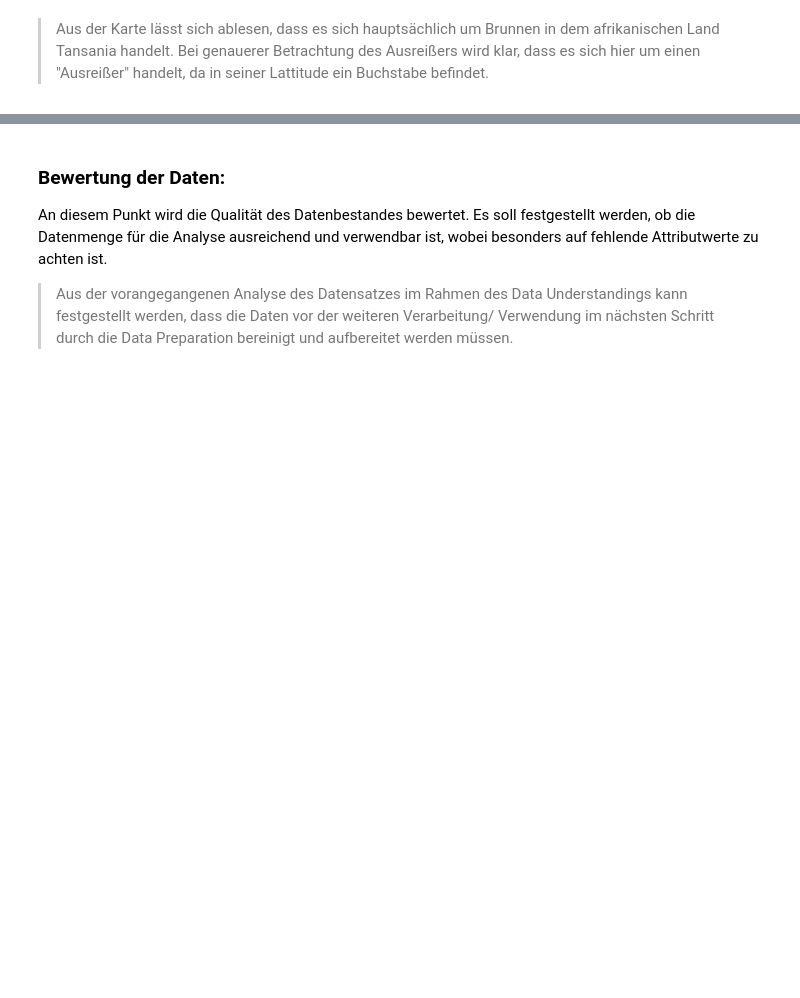
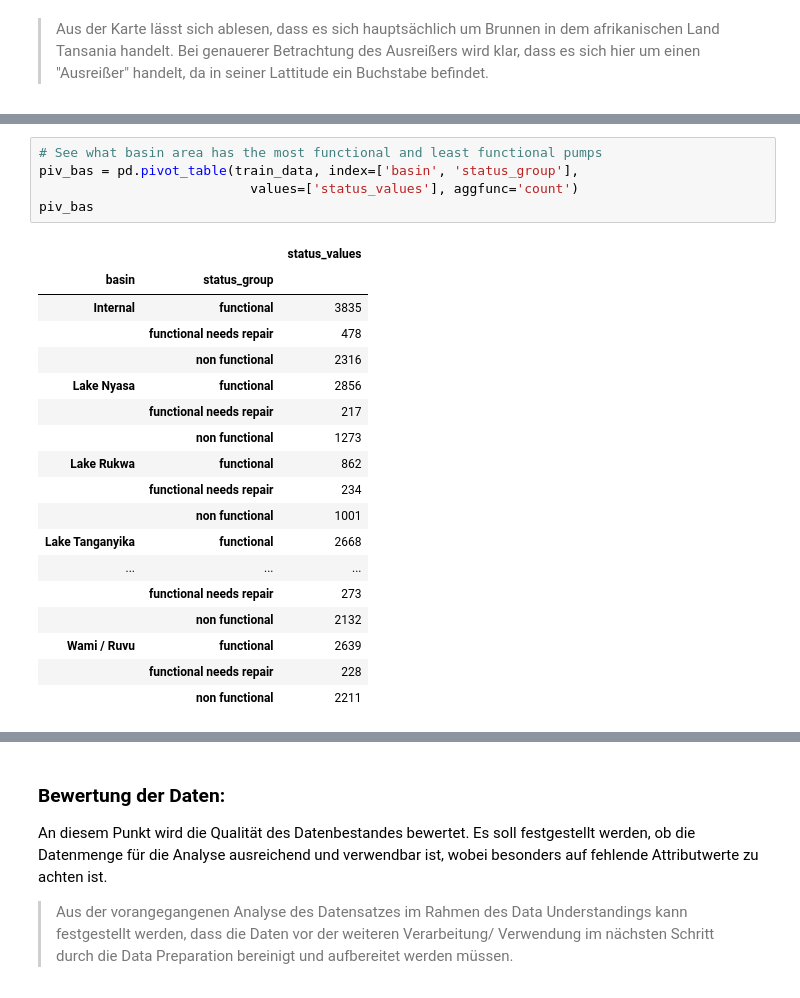
Before and after one commit to finitearth/DataExploration, a Jupyter notebook: presentation.ipynb, the cells around one changed output, grey strips where cells are left out. Drawn from its saved outputs; the diff is of its cells as text; blank space fills up the shorter version.

```diff
--- a/presentation.ipynb
+++ b/presentation.ipynb
@@ -577,0 +635,24 @@ fig.show()
+# %%
+# See what basin area has the most functional and least functional pumps
+piv_bas = pd.pivot_table(train_data, index=['basin', 'status_group'],
+                           values=['status_values'], aggfunc='count')
+piv_bas
+# %% [output]
+|  |  | status_values |
+| basin | status_group |  |
+| Internal | functional | 3835 |
+|  | functional needs repair | 478 |
+|  | non functional | 2316 |
+| Lake Nyasa | functional | 2856 |
+|  | functional needs repair | 217 |
+|  | non functional | 1273 |
+| Lake Rukwa | functional | 862 |
+|  | functional needs repair | 234 |
+|  | non functional | 1001 |
+| Lake Tanganyika | functional | 2668 |
+| ... | ... | ... |
+|  | functional needs repair | 273 |
+|  | non functional | 2132 |
+| Wami / Ruvu | functional | 2639 |
+|  | functional needs repair | 228 |
+|  | non functional | 2211 |
```
Also changed, not shown: parts of 13 cells of this notebook, 1 other file.
